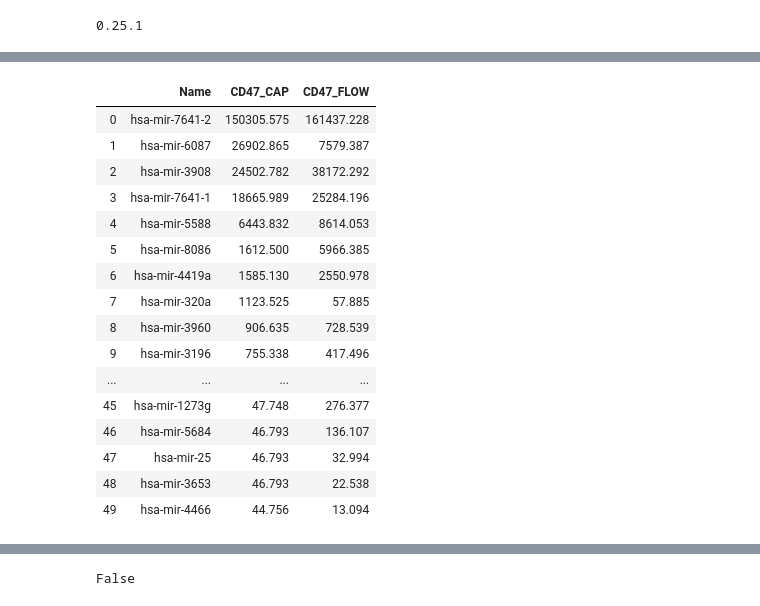
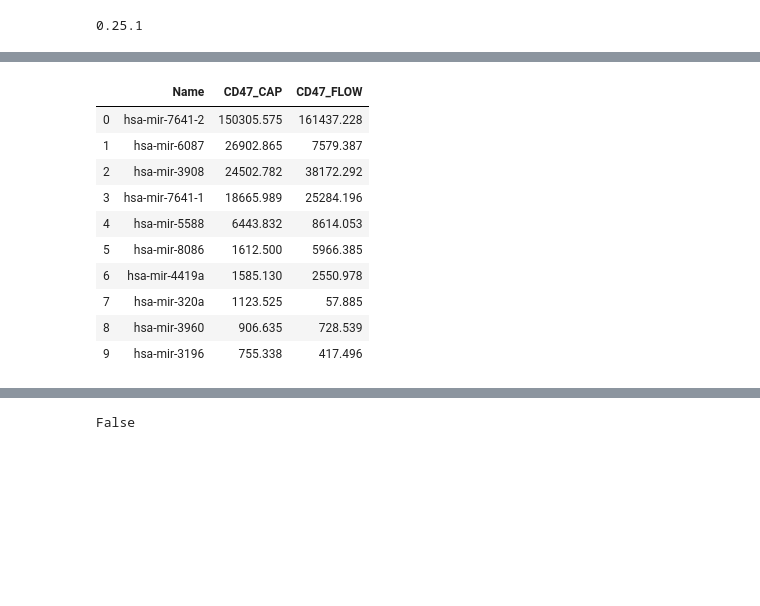
Before and after one commit to Pysk369/project_spring_2020, a Jupyter notebook: Pysk369_project.ipynb, the cells around one changed output, grey strips where cells are left out. Cells and saved outputs as stored; diff of their text form; code cells hidden in the pictures; blank space fills up the shorter version.

```diff
--- a/Pysk369_project.ipynb
+++ b/Pysk369_project.ipynb
@@ -210,21 +193,15 @@ df1.head(50)
 # %%
-df2.head(50)
+df2.head(10)
 # %% [output]
 |  | Name | CD47_CAP | CD47_FLOW |
 | 0 | hsa-mir-7641-2 | 150305.575 | 161437.228 |
 | 1 | hsa-mir-6087 | 26902.865 | 7579.387 |
 | 2 | hsa-mir-3908 | 24502.782 | 38172.292 |
 | 3 | hsa-mir-7641-1 | 18665.989 | 25284.196 |
 | 4 | hsa-mir-5588 | 6443.832 | 8614.053 |
 | 5 | hsa-mir-8086 | 1612.500 | 5966.385 |
 | 6 | hsa-mir-4419a | 1585.130 | 2550.978 |
 | 7 | hsa-mir-320a | 1123.525 | 57.885 |
 | 8 | hsa-mir-3960 | 906.635 | 728.539 |
 | 9 | hsa-mir-3196 | 755.338 | 417.496 |
-| ... | ... | ... | ... |
-| 45 | hsa-mir-1273g | 47.748 | 276.377 |
-| 46 | hsa-mir-5684 | 46.793 | 136.107 |
-| 47 | hsa-mir-25 | 46.793 | 32.994 |
-| 48 | hsa-mir-3653 | 46.793 | 22.538 |
-| 49 | hsa-mir-4466 | 44.756 | 13.094 |
 # %%
```
Also changed, not shown: parts of 40 cells of this notebook.
